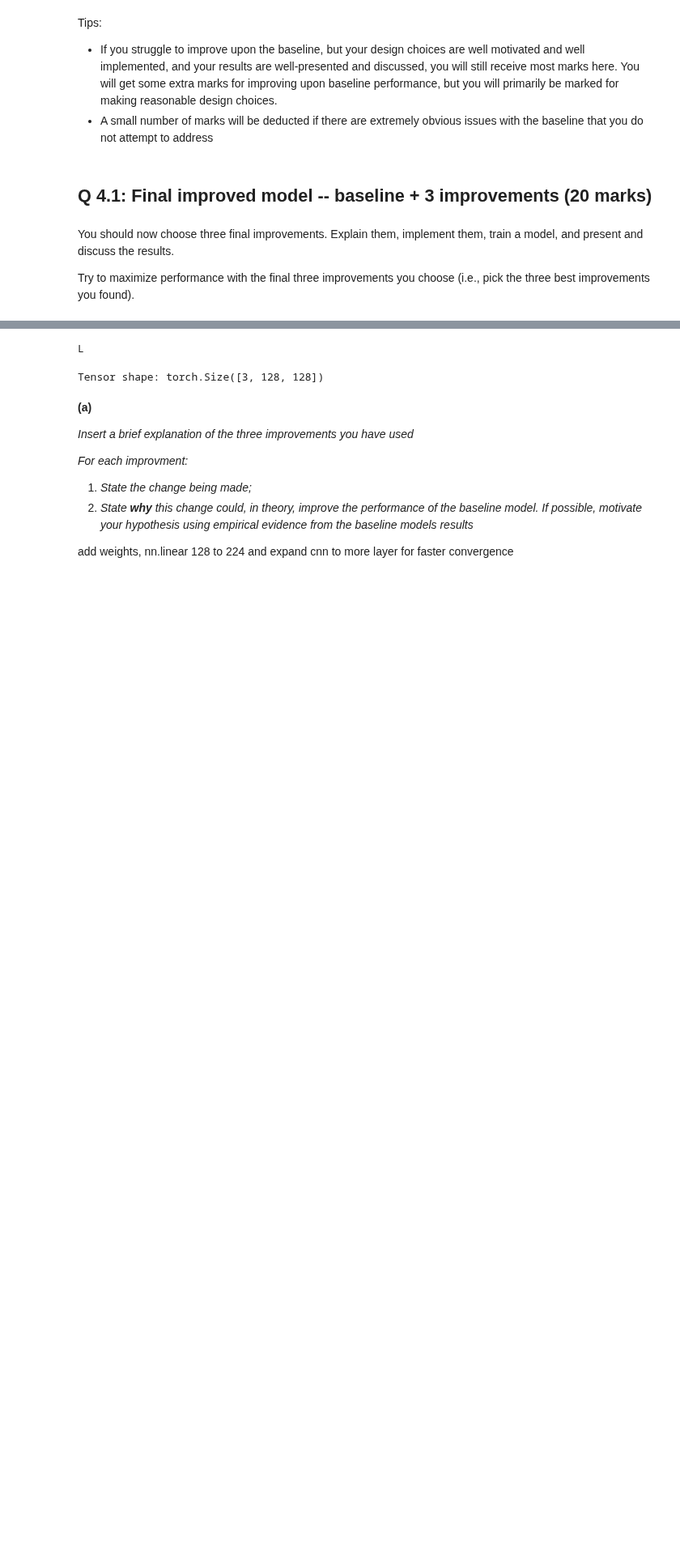
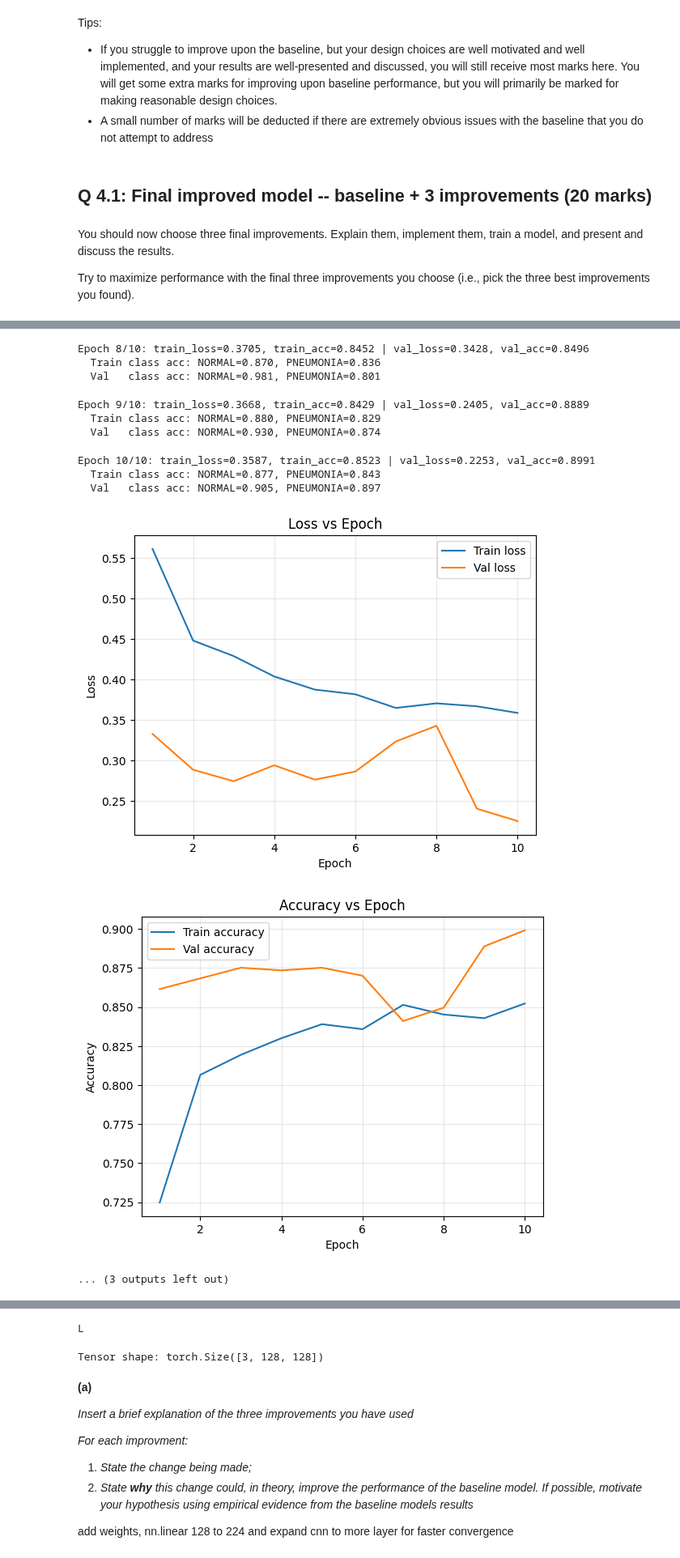
Before and after one commit to robotics-hana/deeplearning, a Jupyter notebook: COMP0188_CW1_Questions.ipynb, the cells around one changed output, grey strips where cells are left out. Shown at 81% size. Cells and saved outputs as stored; diff of their text form; code cells hidden in the pictures; blank space fills up the shorter version.

```diff
--- a/COMP0188_CW1_Questions.ipynb
+++ b/COMP0188_CW1_Questions.ipynb
@@ -921,6 +923,37 @@ class UpdatedModel(nn.Module):
         x = self.features(x)
         x = self.pool(x)
         return self.classifier(x)
+# %%
+class UpdatedModel_mid(nn.Module):
+    def __init__(self):
+        super().__init__()
+
+        self.features = nn.Sequential(
+            nn.Conv2d(1, 8, kernel_size=3, padding=1, bias=False),
+            nn.BatchNorm2d(8),
+            nn.ReLU(inplace=True),
+            nn.MaxPool2d(2),
+
+            nn.Conv2d(8, 16, kernel_size=3, padding=1, bias=False),
+            nn.BatchNorm2d(16),
+            nn.ReLU(inplace=True),
+            nn.MaxPool2d(2),
+        )
+
+        self.pool = nn.AdaptiveAvgPool2d((1, 1))  # -> (B,16,1,1)
+
+        self.classifier = nn.Sequential(
+            nn.Flatten(),
+            nn.Linear(16, 32),
+            nn.ReLU(inplace=True),
+            nn.Dropout(0.5),
+            nn.Linear(32, 2)
+        )
+
+    def forward(self, x):
+        x = self.features(x)
+        x = self.pool(x)
+        return self.classifier(x)
 # %%
 #New model
 ########################################################################
@@ -928,7 +961,7 @@ class UpdatedModel(nn.Module):
 ########################################################################
 
 # Initialize the model
-model = UpdatedModel().to(device)
+model = UpdatedModel_mid().to(device)
 
 # Define loss function and optimizer
 num_epochs = 10
@@ -936,7 +969,7 @@ lr = 1e-3
 use_wandb = False
 
 train_labels = [lbl for _, lbl in train_dataset.images]
-counts = np.bincount(train_labels, minlength=2)  # <-- add this
+counts = np.bincount(train_labels, minlength=2)
 weights = 1.0 / counts
 weights = weights / weights.sum() * 2
 class_weights = torch.tensor(weights, dtype=torch.float32).to(device)
@@ -973,0 +1016,12 @@ Epoch 4/10: train_loss=0.2840, train_acc=0.8822 | val_loss=0.3953, val_acc=0.820
+Epoch 8/10: train_loss=0.3705, train_acc=0.8452 | val_loss=0.3428, val_acc=0.8496
+  Train class acc: NORMAL=0.870, PNEUMONIA=0.836
+  Val   class acc: NORMAL=0.981, PNEUMONIA=0.801
+Epoch 9/10: train_loss=0.3668, train_acc=0.8429 | val_loss=0.2405, val_acc=0.8889
+  Train class acc: NORMAL=0.880, PNEUMONIA=0.829
+  Val   class acc: NORMAL=0.930, PNEUMONIA=0.874
+Epoch 10/10: train_loss=0.3587, train_acc=0.8523 | val_loss=0.2253, val_acc=0.8991
+  Train class acc: NORMAL=0.877, PNEUMONIA=0.843
+  Val   class acc: NORMAL=0.905, PNEUMONIA=0.897
+[figure, added]
+[figure, added]
+... (3 outputs left out)
```
Also changed, not shown: parts of 12 cells of this notebook.
